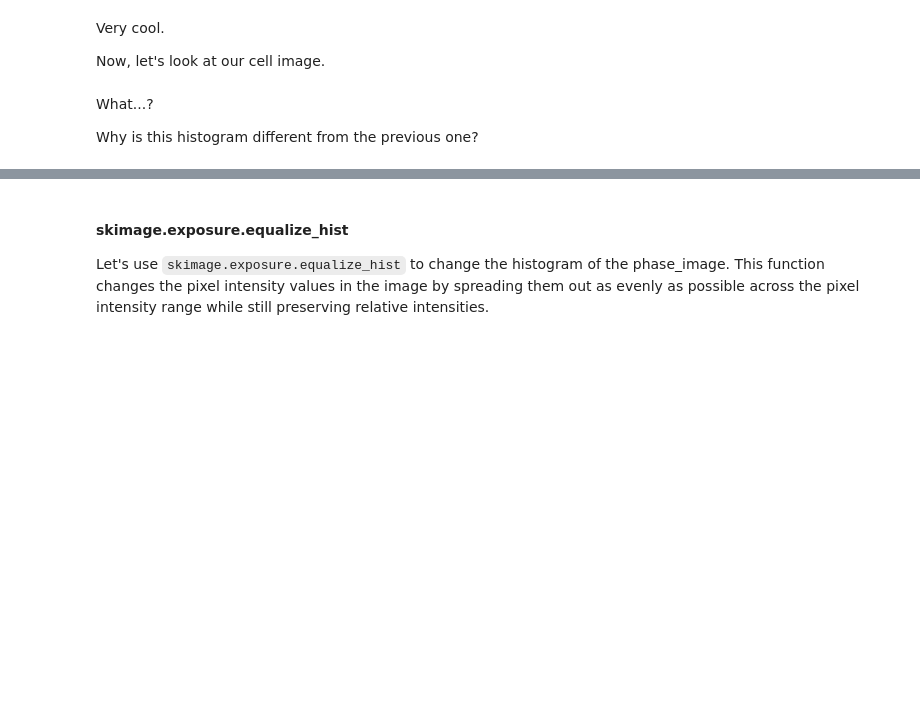
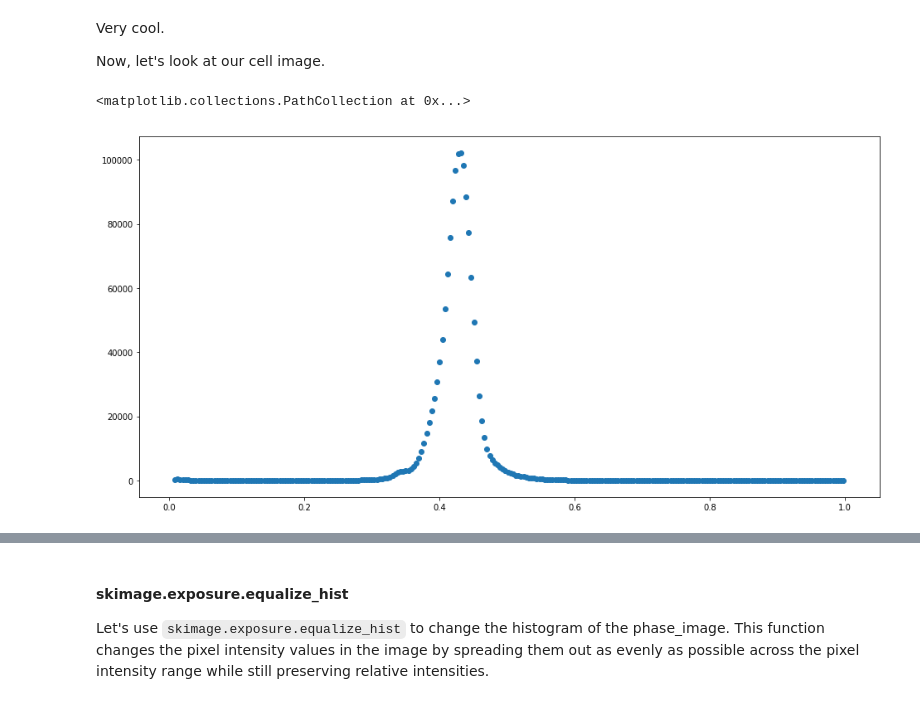
Before and after one commit to vanvalenlab/intro-to-deepcell, a Jupyter notebook: Day2_ImageProcessing.ipynb, the cells around one changed output, grey strips where cells are left out. Drawn from its saved outputs; the diff is of its cells as text; code cells hidden in the pictures; blank space fills up the shorter version.

```diff
--- a/Day2_ImageProcessing.ipynb
+++ b/Day2_ImageProcessing.ipynb
@@ -207,12 +211,12 @@ Now, let's look at our cell image.
 # %%
 # compute histogram
 phase_image = imread("resources/img_000000000_Phase_000.png")
-(counts, bins) = histogram(phase_image)
+phase_image_float = phase_image/phase_image.max()
+(counts, bins) = histogram(phase_image_float)
 # view histogram
 fig = plt.figure()
 ax = fig.add_subplot(1,1,1)
 ax.scatter( bins, counts)
+# %% [output]
+<matplotlib.collections.PathCollection at 0x...>
+[figure, added]
-# %% [markdown]
-What...?
-
-Why is this histogram different from the previous one?
```
Also changed, not shown: parts of 15 cells of this notebook.
